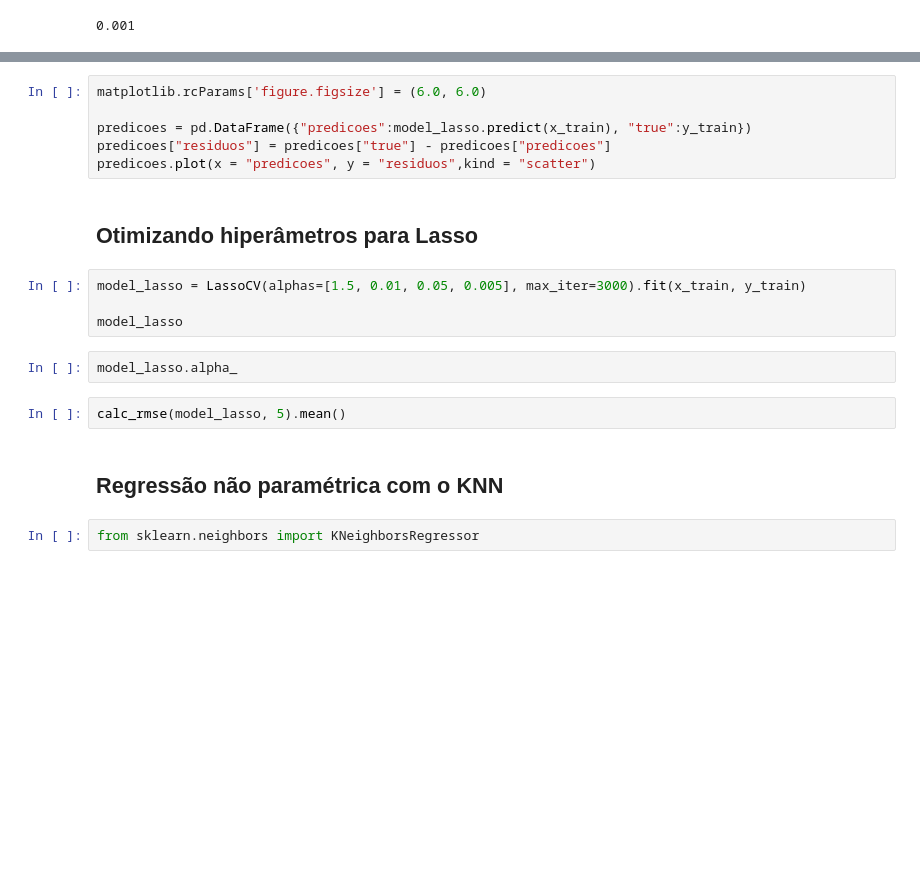
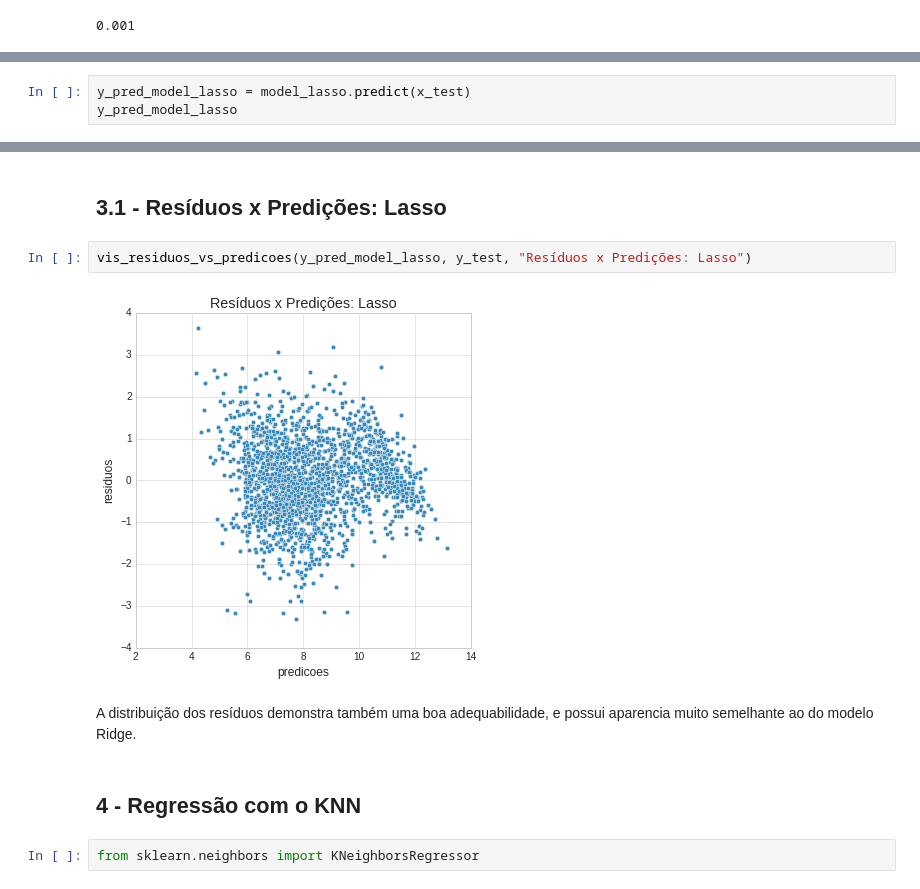
Before and after one commit to Lorenaps/aprendizagem-maquina, a Jupyter notebook: previsao_votacao_deputados/previsao_votacao_deputados.ipynb, the cells around one changed output, grey strips where cells are left out. Cells and saved outputs as stored; diff of their text form; blank space fills up the shorter version.

```diff
--- a/previsao_votacao_deputados/previsao_votacao_deputados.ipynb
+++ b/previsao_votacao_deputados/previsao_votacao_deputados.ipynb
@@ -523,0 +542,3 @@ calc_rmse(model_lasso, 3).mean()
+# %%
+y_pred_model_lasso = model_lasso.predict(x_test)
+y_pred_model_lasso
@@ -539,21 +590,13 @@ plt.title("Resumo de coeficientes considerados")
-# %%
-matplotlib.rcParams['figure.figsize'] = (6.0, 6.0)
-
-predicoes = pd.DataFrame({"predicoes":model_lasso.predict(x_train), "true":y_train})
-predicoes["residuos"] = predicoes["true"] - predicoes["predicoes"]
-predicoes.plot(x = "predicoes", y = "residuos",kind = "scatter")
-# %% [markdown]
-## Otimizando hiperâmetros para Lasso
-# %%
-model_lasso = LassoCV(alphas=[1.5, 0.01, 0.05, 0.005], max_iter=3000).fit(x_train, y_train)
-
-model_lasso
-# %%
-model_lasso.alpha_
-# %%
-calc_rmse(model_lasso, 5).mean()
+# %% [markdown]
+## 3.1 - Resíduos x Predições: Lasso
+# %%
+vis_residuos_vs_predicoes(y_pred_model_lasso, y_test, "Resíduos x Predições: Lasso")
+# %% [output]
+[figure, added]
+# %% [markdown]
+A distribuição dos resíduos demonstra também uma boa adequabilidade, e possui aparencia muito semelhante ao do modelo Ridge.
 # %% [markdown]
-## Regressão não paramétrica com o KNN
+## 4 - Regressão com o KNN
 # %%
 from sklearn.neighbors import KNeighborsRegressor
 # %%
```
Also changed, not shown: parts of 41 cells of this notebook.
